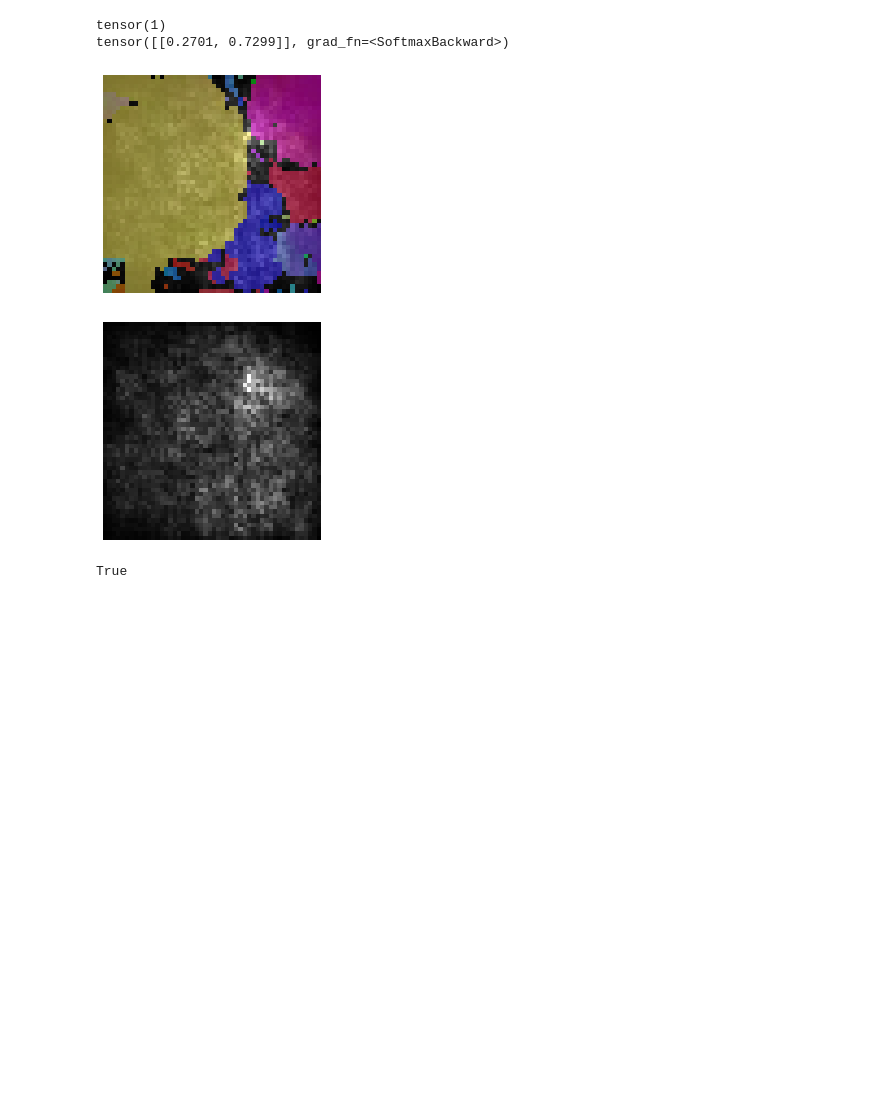
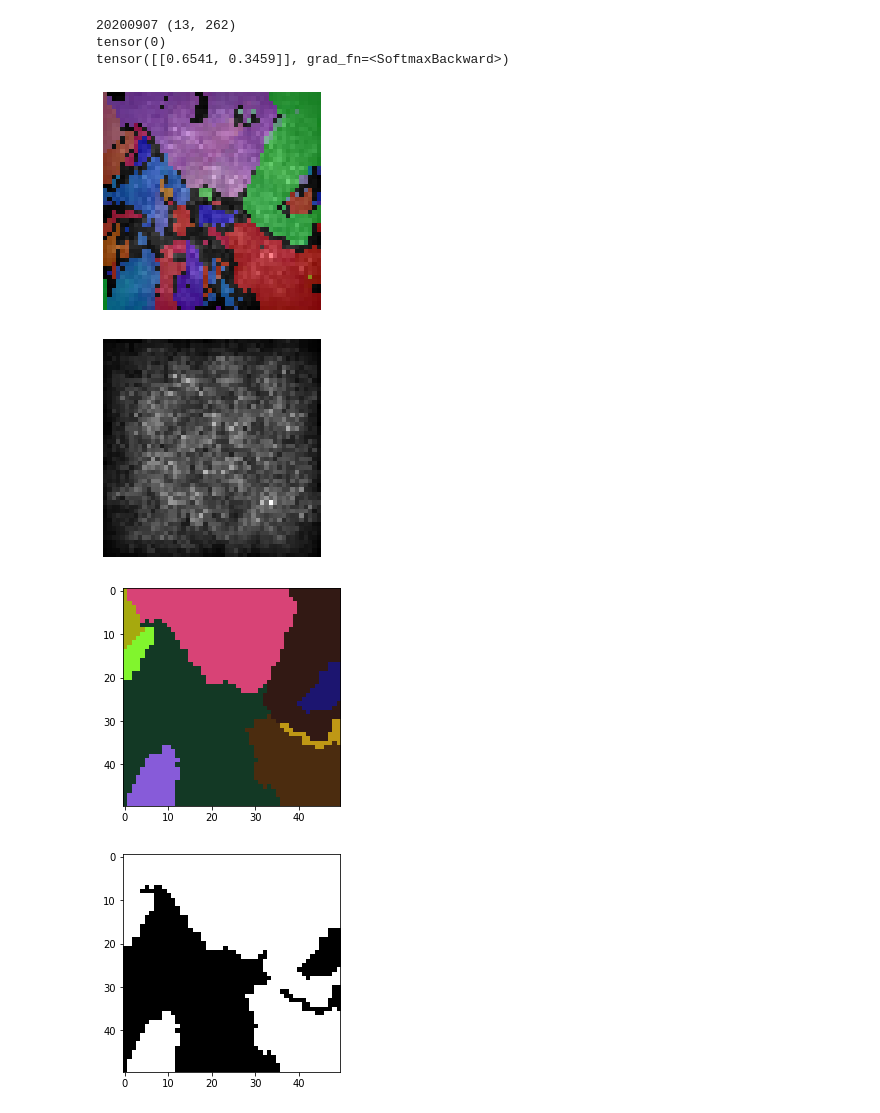
Before and after one commit to tsukiyashirokisaki/dp780, a Jupyter notebook: saliency.ipynb, the cells around one changed output. Saved outputs shown, nothing was run; the diff lists cells and outputs as text; code cells hidden in the pictures; blank space fills up the shorter version.

```diff
--- a/saliency.ipynb
+++ b/saliency.ipynb
@@ -162,33 +48,46 @@ print(cum/len(test))
 # %%
-model = torch.load("model/CNN5_obcbs_0.804.pkl")
 corner=torch.load("data/corner.pkl")
 for param in model.parameters():
     param.requires_grad = False
-index=98
+index=10
 X=test[index][0].unsqueeze(0)
+date,coord=test[index][2]
+print(date,coord)
+k,l=coord
+im=ipfread("data/test/"+date+"/before/")
 print(test[index][1])
 model.eval()
 X.requires_grad_()
 scores = model(X)
 print(scores)
 score_max_index = scores.argmax()
 score_max = scores[0,score_max_index]
 score_max.backward()
 saliency, _ = torch.max(X.grad.data.abs(),dim=1)
-img=255*test[index][2][:,:,6:]
-plt.imshow(img[...,[2,1,0]].astype("int"))
+plt.imshow(im[k:k+50,l:l+50,6:][...,[2,1,0]].astype("int"))
 plt.axis('off')
 plt.imshow(saliency[0],cmap="gray",alpha=0.5)
-plt.savefig("output/test%d_cover.png"%(index),dpi=600,bbox_inches='tight', pad_inches=0)
+# plt.savefig("output/test%d_cover.png"%(index),dpi=600,bbox_inches='tight', pad_inches=0)
 plt.show()
 plt.imshow(saliency[0],cmap="gray")
 plt.axis('off')
-plt.savefig("output/test%d_sal.png"%(index),dpi=600,bbox_inches='tight', pad_inches=0)
+# plt.savefig("output/test%d_sal.png"%(index),dpi=600,bbox_inches='tight', pad_inches=0)
 plt.show()
-cv2.imwrite("output/test%d_%d.png"%(index,test[index][1]),(255*test[index][2][:,:,6:]).astype("int"))
+# cv2.imwrite("output/test%d_%d.png"%(index,test[index][1]),(255*test[index][2][:,:,6:]).astype("int"))
+class_map,id2clus,ma_id=torch.load("data/test/"+date+"/before/cluster.pkl")
+h,w=500,500
+ma_map=np.ones([h,w])
+for id in ma_id:
+    for (i,j) in id2clus[id].pixels:
+        ma_map[i,j]=0
+classplot(class_map[k:k+50,l:l+50])
+plt.imshow(ma_map[k:k+50,l:l+50],cmap="gray")
+plt.show()
 # %% [output]
-tensor(1)
-tensor([[0.2701, 0.7299]], grad_fn=<SoftmaxBackward>)
+20200907 (13, 262)
+tensor(0)
+tensor([[0.6541, 0.3459]], grad_fn=<SoftmaxBackward>)
-[figure, old version]
+[figure, new version]
-[figure, old version]
+[figure, new version]
-True
+[figure, added]
+[figure, added]
```
Also changed, not shown: parts of 9 cells of this notebook, 7 other files.
